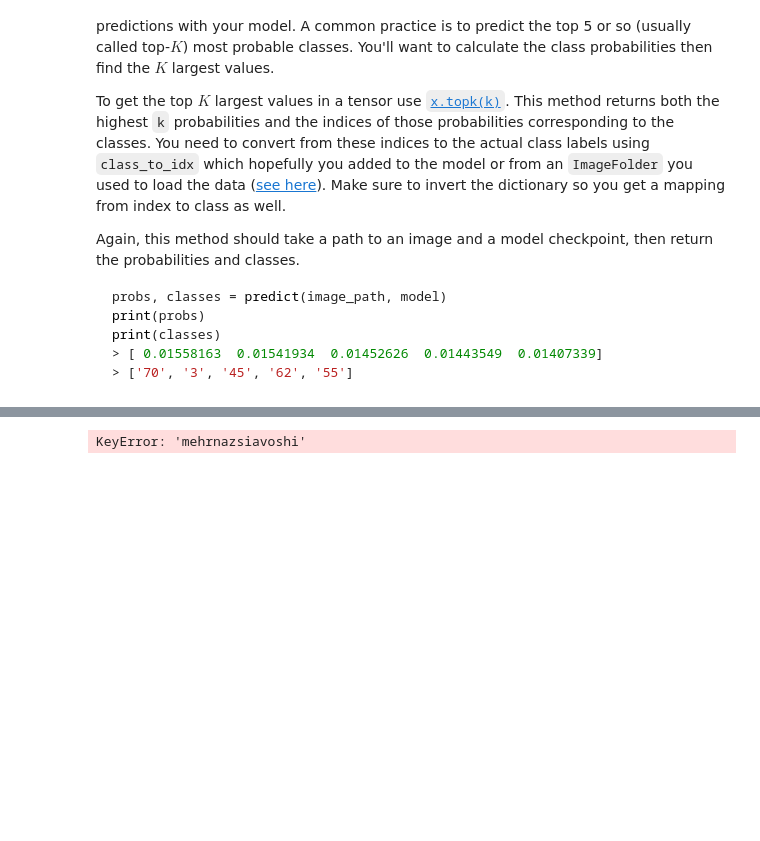
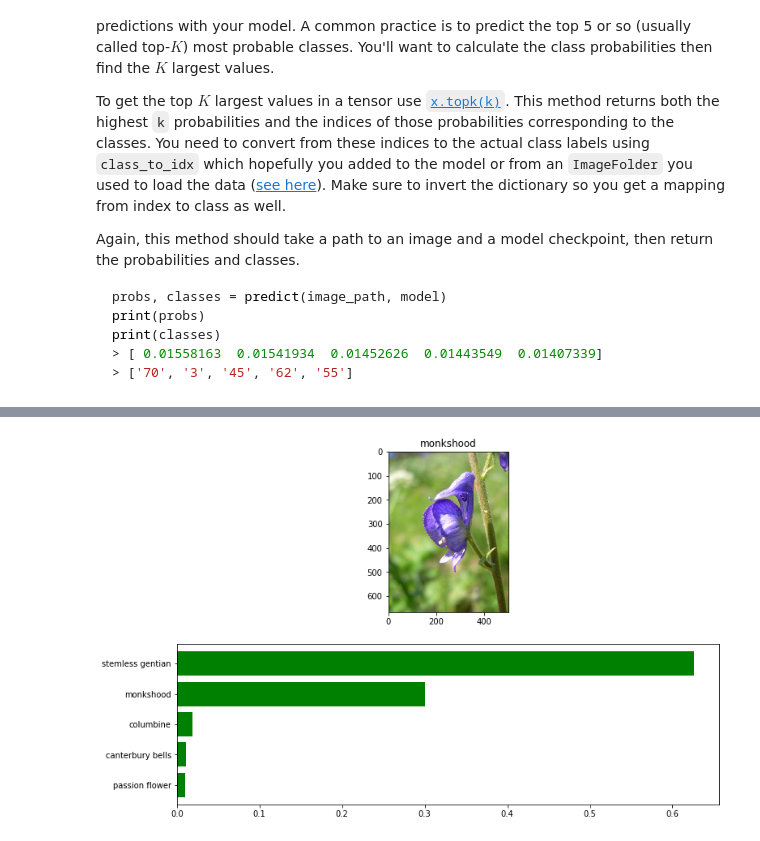
Before and after one commit to Deveorac/image_classifier, a Jupyter notebook: Image Classifier Project.ipynb, the cells around one changed output, grey strips where cells are left out. Cells and saved outputs as stored; diff of their text form; code cells hidden in the pictures; blank space fills up the shorter version.

```diff
--- a/Image Classifier Project.ipynb
+++ b/Image Classifier Project.ipynb
@@ -121,9 +113,6 @@ GPU Workspaces about Keeping Your Session Active. You'll want to include code fr
 
 **Note for Workspace users:** If your network is over 1 GB when saved as a checkpoint, there might be issues with saving backups in your workspace. Typically this happens with wide dense layers after the convolutional layers. If your saved checkpoint is larger than 1 GB (you can open a terminal and check with `ls -lh`), you should reduce the size of your hidden layers and train again.
 # %%
-# TODO: Build and train your network
-# building a model with vgg16
-
 model = models.vgg16(pretrained = True)
 
 # setting parameters requires_grad to False to minimize storage requirements when using a pre-trained model
@@ -144,6 +133,7 @@ classifier = nn.Sequential(OrderedDict([
                           ]))
 
 model.classifier = classifier
+model.cuda()
 
 criterion = nn.NLLLoss()
-optimizer = optim.Adam(model.classifier.parameters(), lr = 0.1)
+optimizer = optim.Adam(model.classifier.parameters(), lr = 0.001)
@@ -154,7 +140,7 @@ if torch.cuda.is_available():
 # %%
 # Determination of loss and accuracy
 
-epochs = 8 # higher number results in greater final accuracy
+epochs = 4 # higher number results in greater final accuracy
 print_every = 16 # limits the number of rows printed so that trends can be seen without too much data
 
 
@@ -174,8 +160,8 @@ for e in range(epochs):
 
     for ii, (inputs,labels) in enumerate(trainloader):
         step += 1
-        inputs = inputs.to('cpu') # or 'cuda' if enabled
-        labels = labels.to('cpu') # or 'cuda' if enabled
+        inputs = inputs.to('cuda') # or 'gpu' if not available
+        labels = labels.to('cuda') # or 'gpu' if not available
 
         # clean existing
         optimizer.zero_grad()
@@ -200,5 +186,5 @@ for e in range(epochs):
 
             train_accuracy += accuracy.item() * inputs.size(0)
 
-            print("Batch no: {:03d}, Loss on training: {:.4f}, Model accuracy: {:.4f}".format(i, loss.item(), accuracy.item()))
+            print("Batch no: {:03d}, Loss on training: {:.4f}, Model accuracy: {:.4f}".format(ii, loss.item(), accuracy.item()))
 # %% [output]
@@ -220,8 +218,8 @@ with torch.no_grad():
     model.eval()
     for image in trainloader:
         images, labels = image
-        images = images.to('cpu') # or 'cuda' if enabled
-        labels = labels.to('cpu') # or 'cuda' if enabled
+        images = images.to('cuda') # or 'cuda' if enabled
+        labels = labels.to('cuda') # or 'cuda' if enabled
         outputs = model(images)
         _, predicted = torch.max(outputs.data, 1)
         pred_correct += (predicted == labels).sum().item()
@@ -412,30 +424,32 @@ Now that you can use a trained model for predictions, check to make sure it make
 <img src='assets/inference_example.png' width=300px>
 
 You can convert from the class integer encoding to actual flower names with the `cat_to_name.json` file (should have been loaded earlier in the notebook). To show a PyTorch tensor as an image, use the `imshow` function defined above.
-# %%
-# TODO: Display an image along with the top 5 classes
-
-# input desired image path, example shown
-img_path = '/Users/mehrnazsiavoshi/Documents/Coding.nosync/UdacityCoursework/aipnd-project-master/flowers/test/9/image_06410.jpg'
-
-# Set up plot
-plt.figure(figsize = (6,10))
-ax = plt.subplot(1,2,1)
-
-# Set up title
-number = img_path.split('/')[2]
-name = cat_to_name[number]
-
-# Plot flower
-img = process_image(image_path)
-imshow(img, ax, title = name);
-
-# Make prediction
-probs, labs, flowers = predict(img_path, model)
-
-# Plot bar chart
-plt.subplot(1,2,2)
-sb.barplot(x=probs, y=flowers, color=sb.color_palette()[0]);
-plt.show()
-# %% [output]
-KeyError: 'mehrnazsiavoshi'
+# %%
+# TODO: Display an image along with the top 5 classes
+
+img_path = 'flowers/test/9/image_06410.jpg'
+
+# Set up title
+number = img_path.split('/')[2]
+name = cat_to_name[number]
+
+# Make prediction
+probs, cls = predict(img_path, model)
+
+# Flower image
+fig, (a1,a2) = plt.subplots(figsize = (12,8), nrows=2)
+a1.imshow(Image.open(img_path))
+a1.set_title(name)
+
+# Plot bar chart
+
+labs = [cat_to_name[str(c)] for c in cls]
+y_val = np.arange(len(cls))
+a2.barh(y_val, probs, color='green')
+a2.set_yticklabels(labs)
+a2.set_yticks(y_val)
+a2.invert_yaxis()
+
+plt.show()
+# %% [output]
+[figure, added]
```
Also changed, not shown: parts of 11 cells of this notebook.
